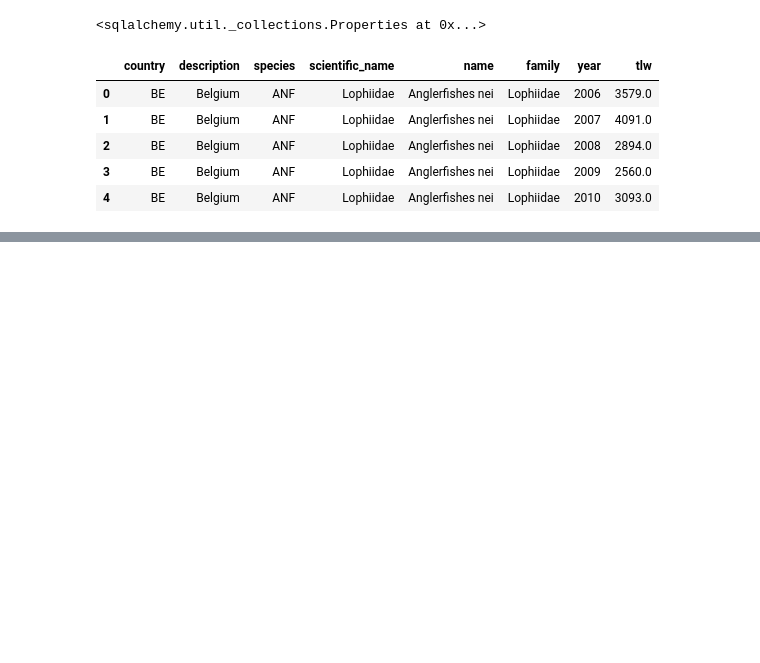
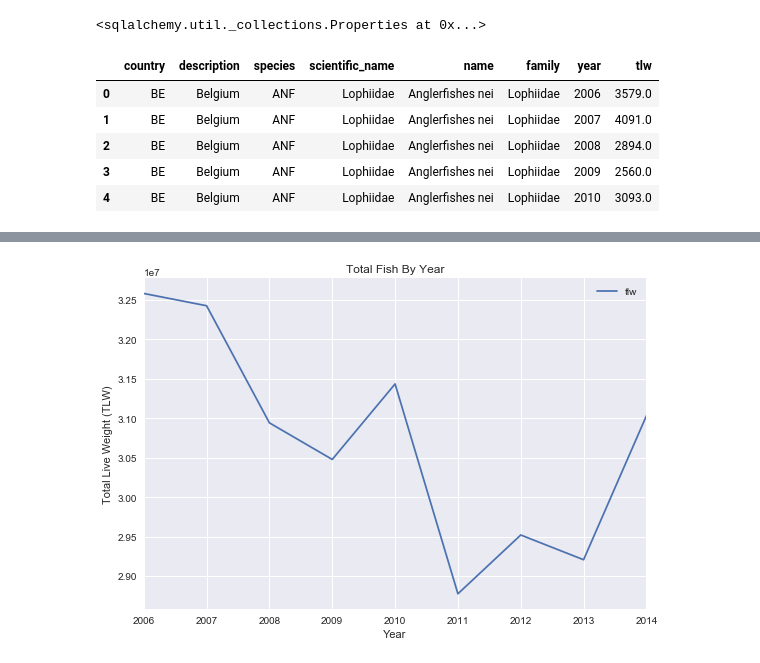
Before and after one commit to GizemYP/ETL_project, a Jupyter notebook: from_sql.ipynb, the cells around one changed output, grey strips where cells are left out. Cells and saved outputs as stored; diff of their text form; code cells hidden in the pictures; blank space fills up the shorter version.

```diff
--- a/from_sql.ipynb
+++ b/from_sql.ipynb
@@ -48,0 +50,13 @@ plt.show()
+# %%
+total_by_year_df = fin_df[['year','tlw']]
+total_by_year_df = total_by_year_df.groupby(['year']).sum().reset_index().sort_values(by='year',ascending=False)
+total_by_year_df.set_index('year', inplace=True)
+# %%
+total_by_year_df.plot()
+plt.title("Total Fish By Year")
+plt.ylabel("Total Live Weight (TLW)")
+plt.xlabel("Year")
+plt.tight_layout()
+plt.show()
+# %% [output]
+[figure, added]
```
Also changed, not shown: parts of 4 cells of this notebook.
